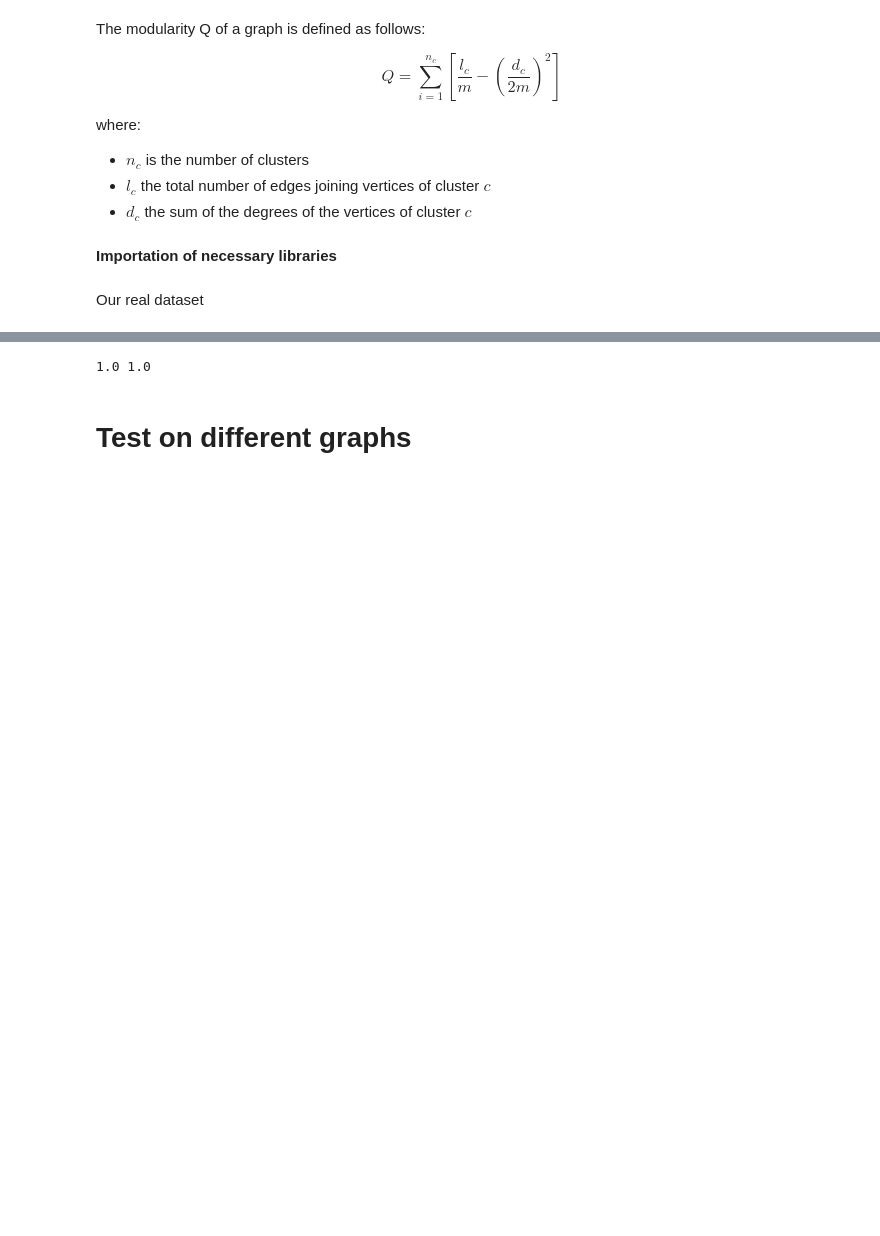
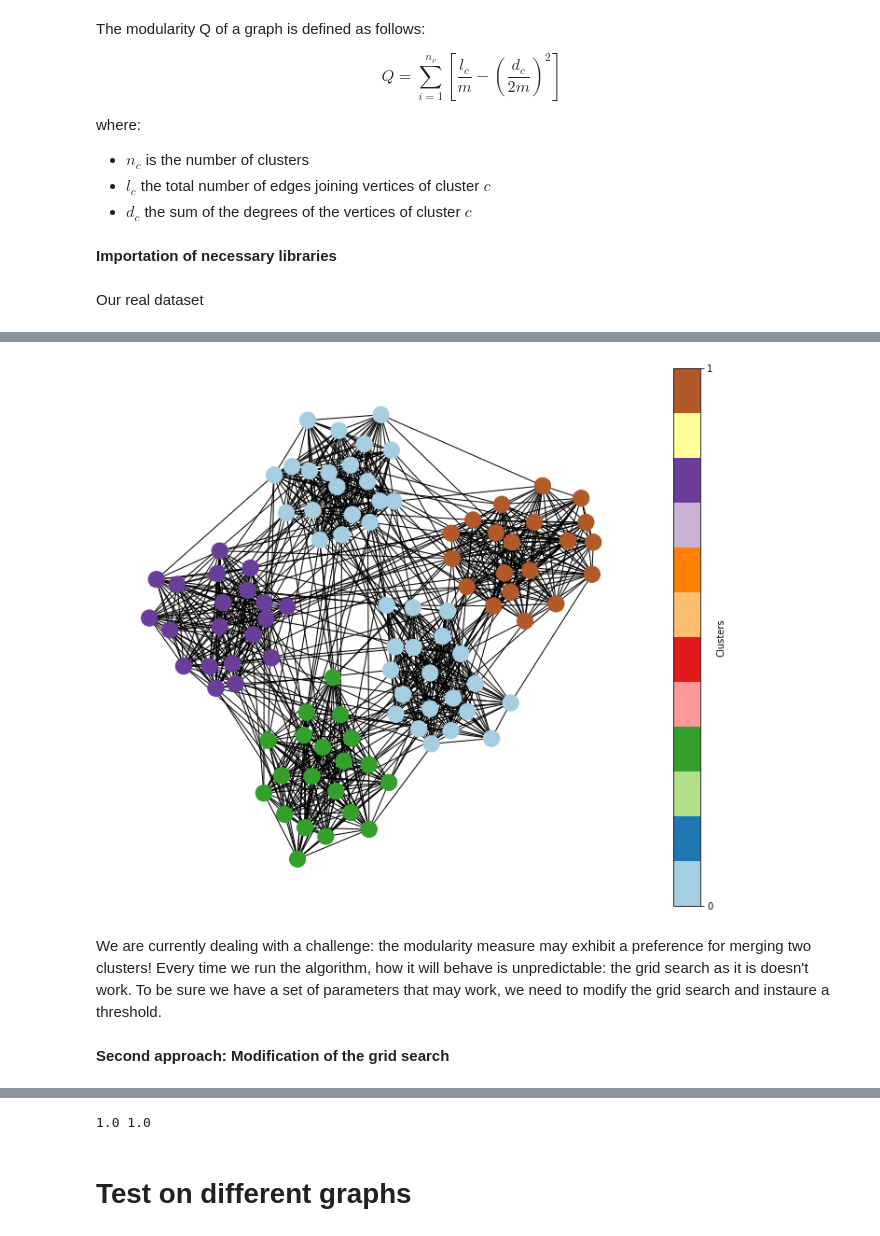
Before and after one commit to chiararov/Graph-Clustering, a Jupyter notebook: modularity.ipynb, the cells around one changed output, grey strips where cells are left out. Saved outputs shown, nothing was run; the diff lists cells and outputs as text; code cells hidden in the pictures; blank space fills up the shorter version.

```diff
--- a/modularity.ipynb
+++ b/modularity.ipynb
@@ -97,0 +51,8 @@ Final Modularity Score: 0.5418113689964513
+# %%
+plot_graph(G,final_partition)
+# %% [output]
+[figure, added]
+# %% [markdown]
+We are currently dealing with a challenge: the modularity measure may exhibit a preference for merging two clusters! Every time we run the algorithm, how it will behave is unpredictable: the grid search as it is doesn't work. To be sure we have a set of parameters that may work, we need to modify the grid search and instaure a threshold.
+# %% [markdown]
+**Second approach: Modification of the grid search**
```
Also changed, not shown: parts of 29 cells of this notebook, 2 other files.
